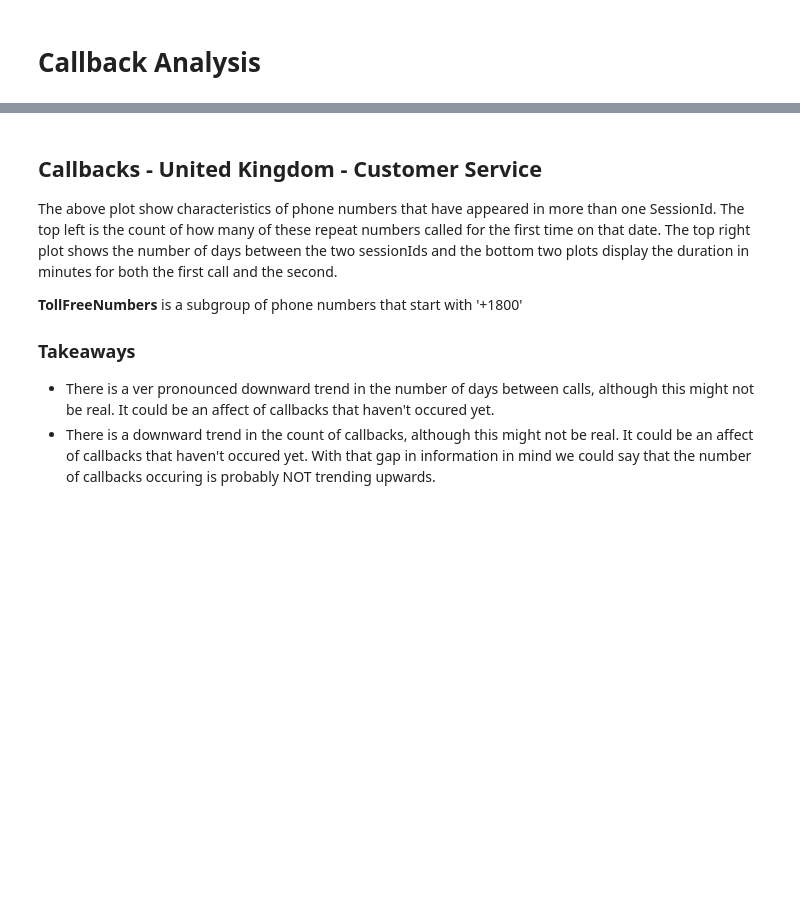
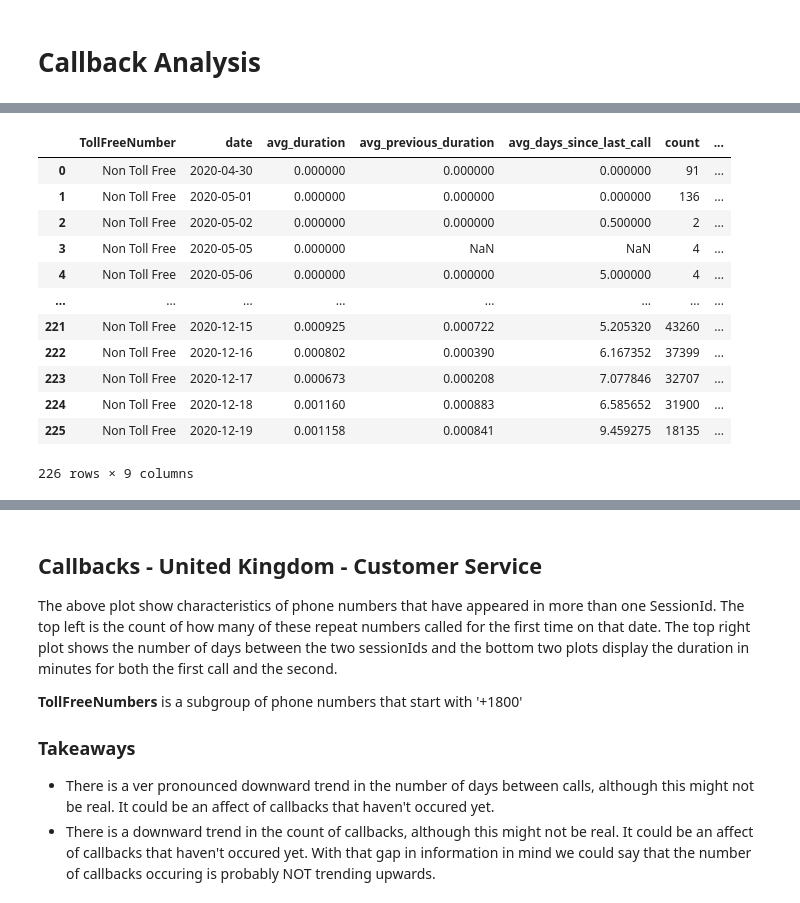
Before and after one commit to krapes/analysis_modules, a Jupyter notebook: development/Callbacks.ipynb, the cells around one changed output, grey strips where cells are left out. Drawn from its saved outputs; the diff is of its cells as text; code cells hidden in the pictures; blank space fills up the shorter version.

```diff
--- a/development/Callbacks.ipynb
+++ b/development/Callbacks.ipynb
@@ -75,0 +262,35 @@ PermissionDenied: 403 request failed: the user does not have 'bigquery.readsessi
+# %%
+path_metrics = df.groupby(['date', 'TollFreeNumber']).agg({'session_duration': ['mean'],
+                                         'previous_duration': ['mean'],
+                                          'days_since_last_call': ['mean'],
+                                         'count': ['sum']},
+                                                         as_index=False).reset_index()
+df = pd.DataFrame({'TollFreeNumber': path_metrics['TollFreeNumber'],
+                   'date': path_metrics['date'],
+                   'avg_duration': path_metrics['session_duration']['mean'],
+                   'avg_previous_duration': path_metrics['previous_duration']['mean'],
+                   'avg_days_since_last_call': path_metrics['days_since_last_call']['mean'],
+                   'count': path_metrics['count']['sum']})
+
+df.sort_values(by='date', inplace=True)
+grpd = df.groupby(['TollFreeNumber'])
+
+
+df['avg_14_day_avg_duration'] = grpd['avg_duration'].transform(lambda x: x.rolling(3, center=False).mean())
+df['avg_14_day_avg_previous_duration'] = grpd['avg_previous_duration'].transform(lambda x: x.rolling(3, center=False).mean())
+df['avg_14_day_count'] = grpd['count'].transform(lambda x: x.rolling(3, center=False).mean())
+df
+# %% [output]
+|  | TollFreeNumber | date | avg_duration | avg_previous_duration | avg_days_since_last_call | count | ... |
+| 0 | Non Toll Free | 2020-04-30 | 0.000000 | 0.000000 | 0.000000 | 91 | ... |
+| 1 | Non Toll Free | 2020-05-01 | 0.000000 | 0.000000 | 0.000000 | 136 | ... |
+| 2 | Non Toll Free | 2020-05-02 | 0.000000 | 0.000000 | 0.500000 | 2 | ... |
+| 3 | Non Toll Free | 2020-05-05 | 0.000000 | NaN | NaN | 4 | ... |
+| 4 | Non Toll Free | 2020-05-06 | 0.000000 | 0.000000 | 5.000000 | 4 | ... |
+| ... | ... | ... | ... | ... | ... | ... | ... |
+| 221 | Non Toll Free | 2020-12-15 | 0.000925 | 0.000722 | 5.205320 | 43260 | ... |
+| 222 | Non Toll Free | 2020-12-16 | 0.000802 | 0.000390 | 6.167352 | 37399 | ... |
+| 223 | Non Toll Free | 2020-12-17 | 0.000673 | 0.000208 | 7.077846 | 32707 | ... |
+| 224 | Non Toll Free | 2020-12-18 | 0.001160 | 0.000883 | 6.585652 | 31900 | ... |
+| 225 | Non Toll Free | 2020-12-19 | 0.001158 | 0.000841 | 9.459275 | 18135 | ... |
+226 rows × 9 columns
```
Also changed, not shown: parts of 15 cells of this notebook.
